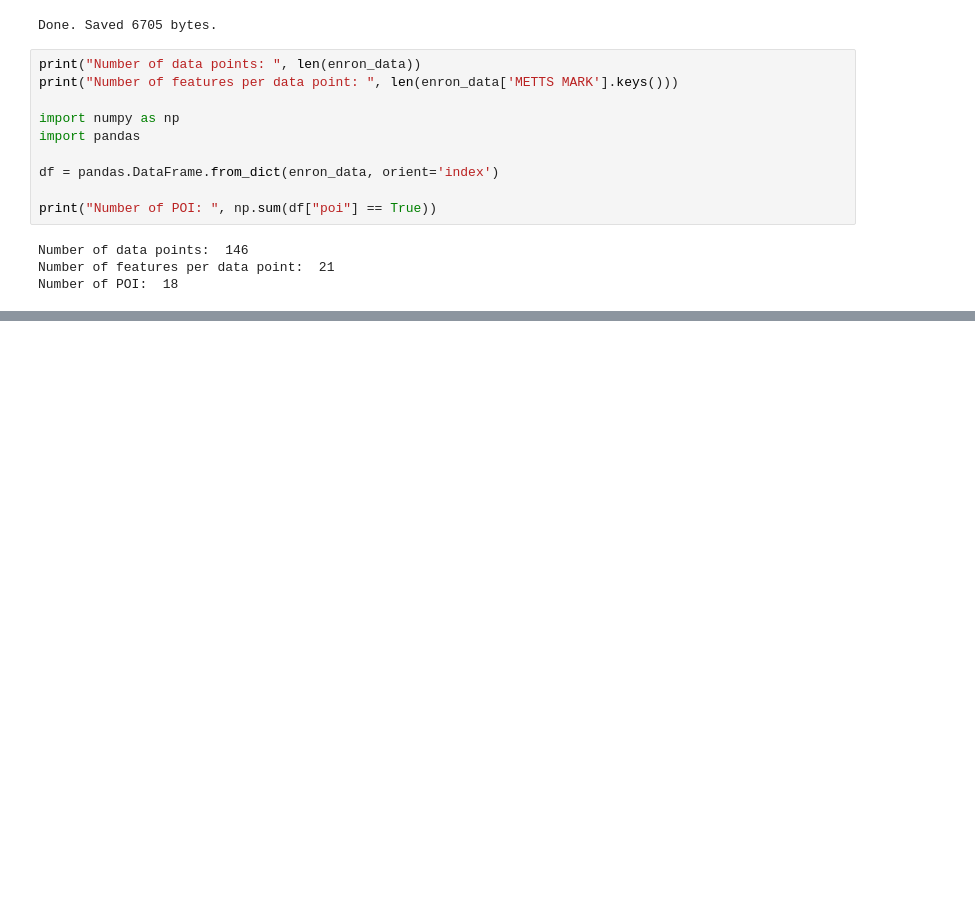
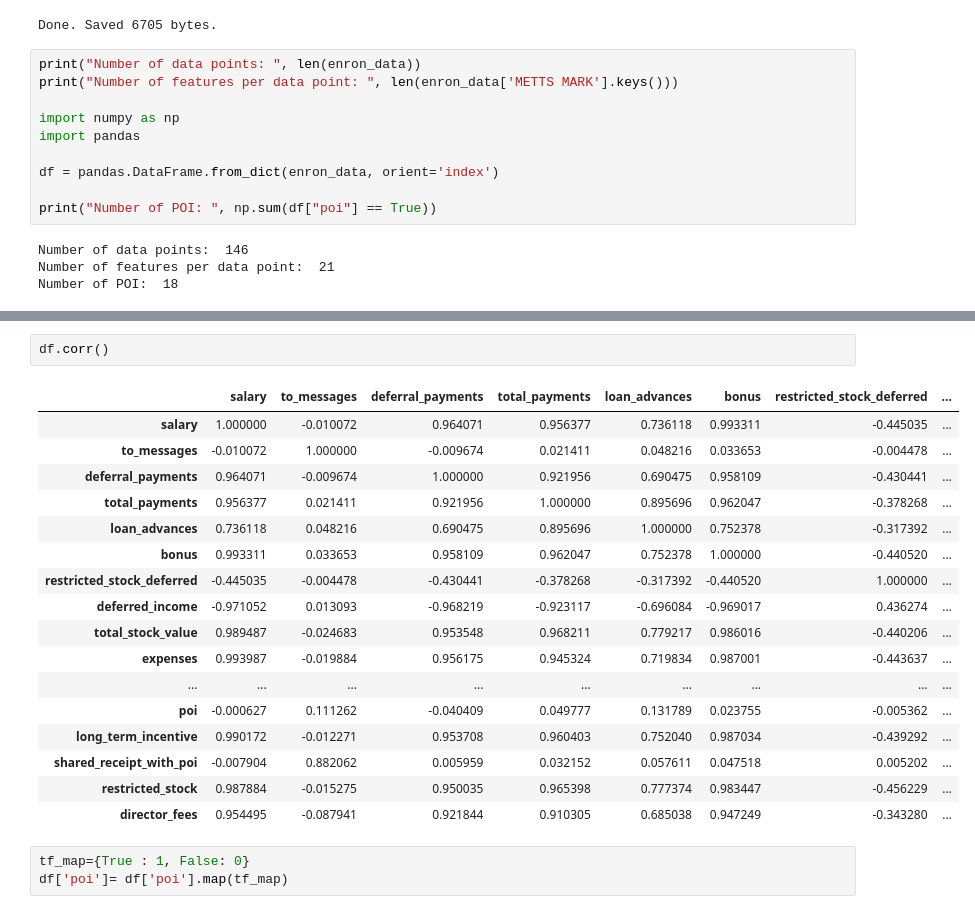
Before and after one commit to lampidudelj/Jup, a Jupyter notebook: Enron.ipynb, the cells around one changed output, grey strips where cells are left out. Cells and saved outputs as stored; diff of their text form; blank space fills up the shorter version.

```diff
--- a/Enron.ipynb
+++ b/Enron.ipynb
@@ -67,0 +80,23 @@ df.loc['COLWELL WESLEY', 'from_this_person_to_poi']
+# %%
+df.corr()
+# %% [output]
+|  | salary | to_messages | deferral_payments | total_payments | loan_advances | bonus | restricted_stock_deferred | ... |
+| salary | 1.000000 | -0.010072 | 0.964071 | 0.956377 | 0.736118 | 0.993311 | -0.445035 | ... |
+| to_messages | -0.010072 | 1.000000 | -0.009674 | 0.021411 | 0.048216 | 0.033653 | -0.004478 | ... |
+| deferral_payments | 0.964071 | -0.009674 | 1.000000 | 0.921956 | 0.690475 | 0.958109 | -0.430441 | ... |
+| total_payments | 0.956377 | 0.021411 | 0.921956 | 1.000000 | 0.895696 | 0.962047 | -0.378268 | ... |
+| loan_advances | 0.736118 | 0.048216 | 0.690475 | 0.895696 | 1.000000 | 0.752378 | -0.317392 | ... |
+| bonus | 0.993311 | 0.033653 | 0.958109 | 0.962047 | 0.752378 | 1.000000 | -0.440520 | ... |
+| restricted_stock_deferred | -0.445035 | -0.004478 | -0.430441 | -0.378268 | -0.317392 | -0.440520 | 1.000000 | ... |
+| deferred_income | -0.971052 | 0.013093 | -0.968219 | -0.923117 | -0.696084 | -0.969017 | 0.436274 | ... |
+| total_stock_value | 0.989487 | -0.024683 | 0.953548 | 0.968211 | 0.779217 | 0.986016 | -0.440206 | ... |
+| expenses | 0.993987 | -0.019884 | 0.956175 | 0.945324 | 0.719834 | 0.987001 | -0.443637 | ... |
+| ... | ... | ... | ... | ... | ... | ... | ... | ... |
+| poi | -0.000627 | 0.111262 | -0.040409 | 0.049777 | 0.131789 | 0.023755 | -0.005362 | ... |
+| long_term_incentive | 0.990172 | -0.012271 | 0.953708 | 0.960403 | 0.752040 | 0.987034 | -0.439292 | ... |
+| shared_receipt_with_poi | -0.007904 | 0.882062 | 0.005959 | 0.032152 | 0.057611 | 0.047518 | 0.005202 | ... |
+| restricted_stock | 0.987884 | -0.015275 | 0.950035 | 0.965398 | 0.777374 | 0.983447 | -0.456229 | ... |
+| director_fees | 0.954495 | -0.087941 | 0.921844 | 0.910305 | 0.685038 | 0.947249 | -0.343280 | ... |
+# %%
+tf_map={True : 1, False: 0}
+df['poi']= df['poi'].map(tf_map)
```
Also changed, not shown: parts of 12 cells of this notebook, 2 other files.
